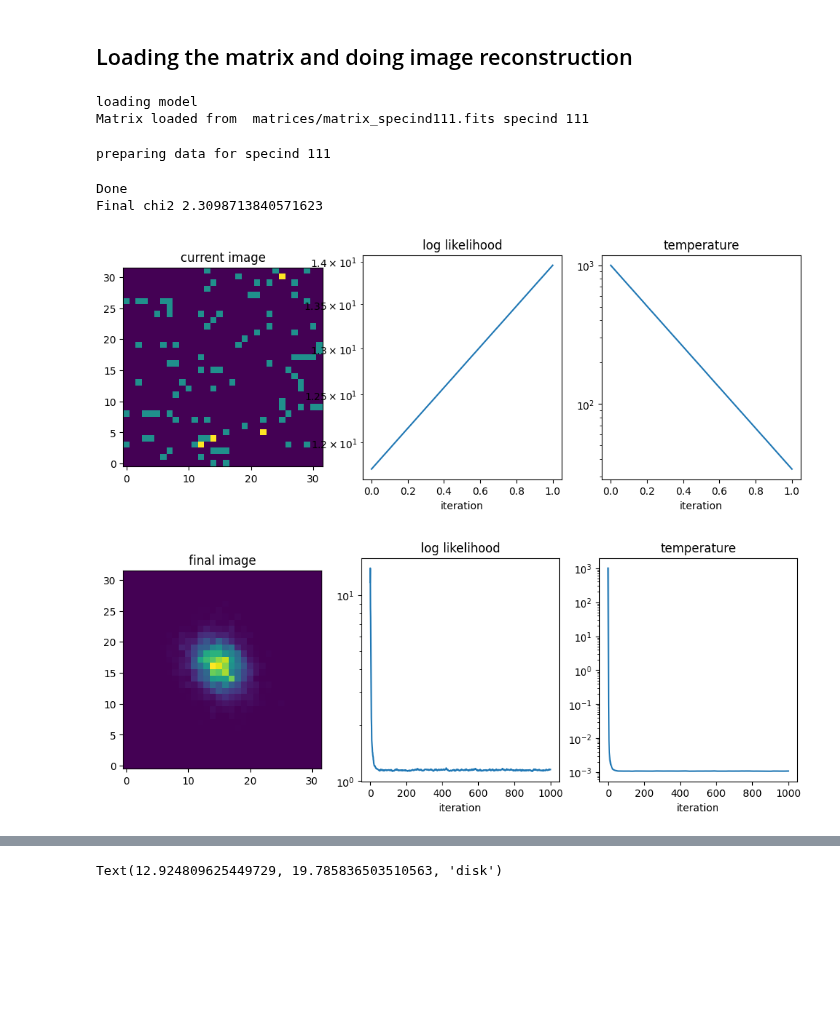
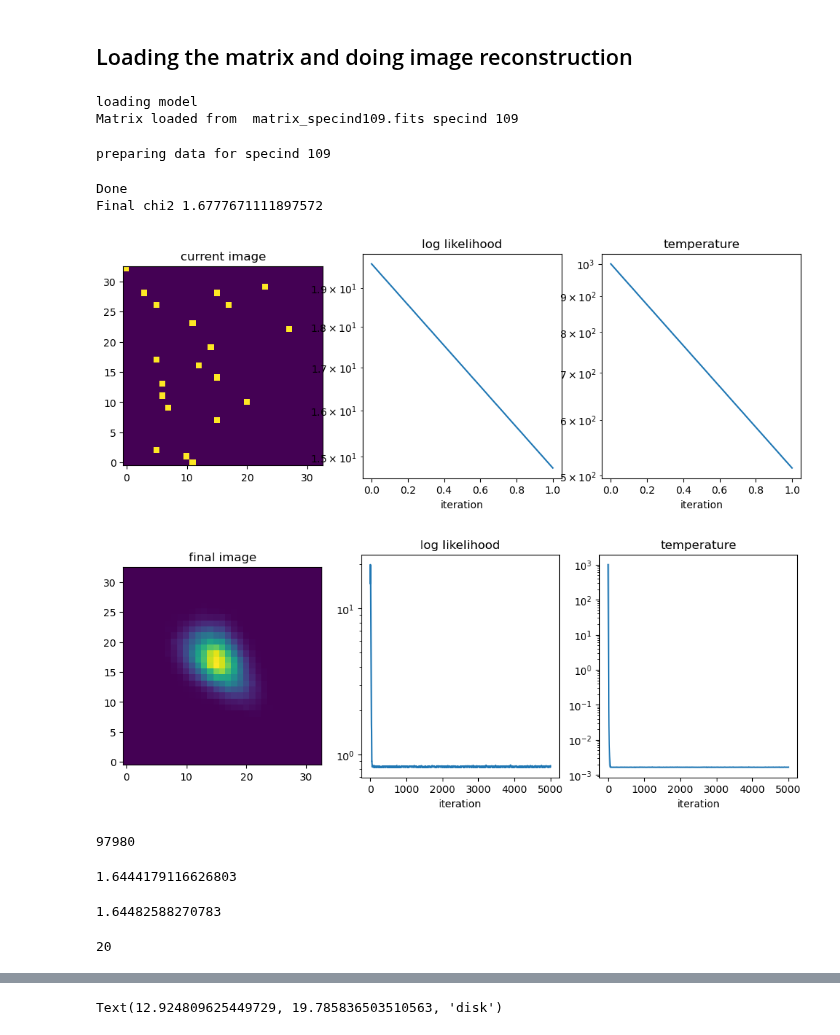
Before and after one commit to YooJung-Kim/PLred, a Jupyter notebook: PLred/examples/example_image_reconstruction/example_image_reconstruction.ipynb, the cells around one changed output, grey strips where cells are left out. Drawn from its saved outputs; the diff is of its cells as text; code cells hidden in the pictures; blank space fills up the shorter version.

```diff
--- a/PLred/examples/example_image_reconstruction/example_image_reconstruction.ipynb
+++ b/PLred/examples/example_image_reconstruction/example_image_reconstruction.ipynb
@@ -42,20 +42,20 @@ Once the matrix is saved, this can be loaded without having to compute again
 # %% [markdown]
 ## Loading the matrix and doing image reconstruction
 # %%
-specind = 111
+specind = 109
 
-fitter2 = fit.PLMapFit(matrix_file = 'matrices/matrix_specind%d.fits' % specind)
+fitter2 = fit.PLMapFit(matrix_file = 'matrix_specind%d.fits' % specind)
 # %% [output]
 loading model
-Matrix loaded from  matrices/matrix_specind111.fits specind 111
+Matrix loaded from  matrix_specind109.fits specind 109
 # %%
 
-fibinds = np.arange(38)
+fibinds = np.arange(5,38) #np.arange(38)
 
 fitter2.prepare_data(fibinds)
 fitter2.subsample_matrix(fibinds)
 # %% [output]
-preparing data for specind 111
+preparing data for specind 109
 # %%
 ini_temp = 1e3 #1
 tau = 3e4
@@ -66,9 +66,25 @@ fitter2.store_hyperparams(ini_temp, tau, gamma, n_element, target_chi2)
 # %%
 # fitter.make_matrix(specind, fibinds)
 
-rc = fitter2.run(niter = 1000, radius = 20, plot_every = 5000)
+rc = fitter2.run(niter = 5000, radius = 25, plot_every = 5000, small_to_random_ratio=1)
 # %% [output]
 Done
-Final chi2 2.3098713840571623
+Final chi2 1.6777671111897572
-[figure, old version]
+[figure, new version]
-[figure, old version]
+[figure, new version]
+# %%
+len(rc.all_post_locs)
+# %% [output]
+97980
+# %%
+fitter2.rc.compute_ll(fitter2.rc.compute_model_from_locs(rc.all_post_locs)) * 2
+# %% [output]
+1.6444179116626803
+# %%
+fitter2.rc.compute_ll(fitter2.rc.compute_model_from_locs(rc.all_post_locs[-5000:])) * 2
+# %% [output]
+1.64482588270783
+# %%
+n_element
+# %% [output]
+20
```
Also changed, not shown: parts of 29 cells of this notebook, 7 other files.
